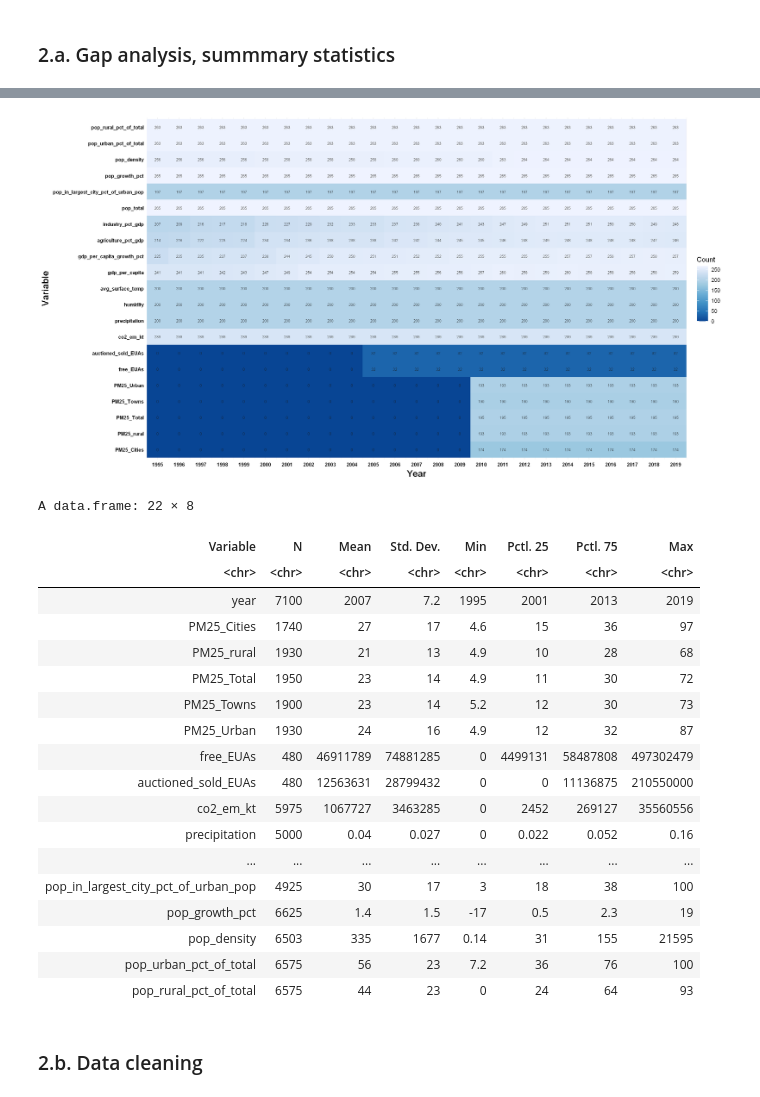
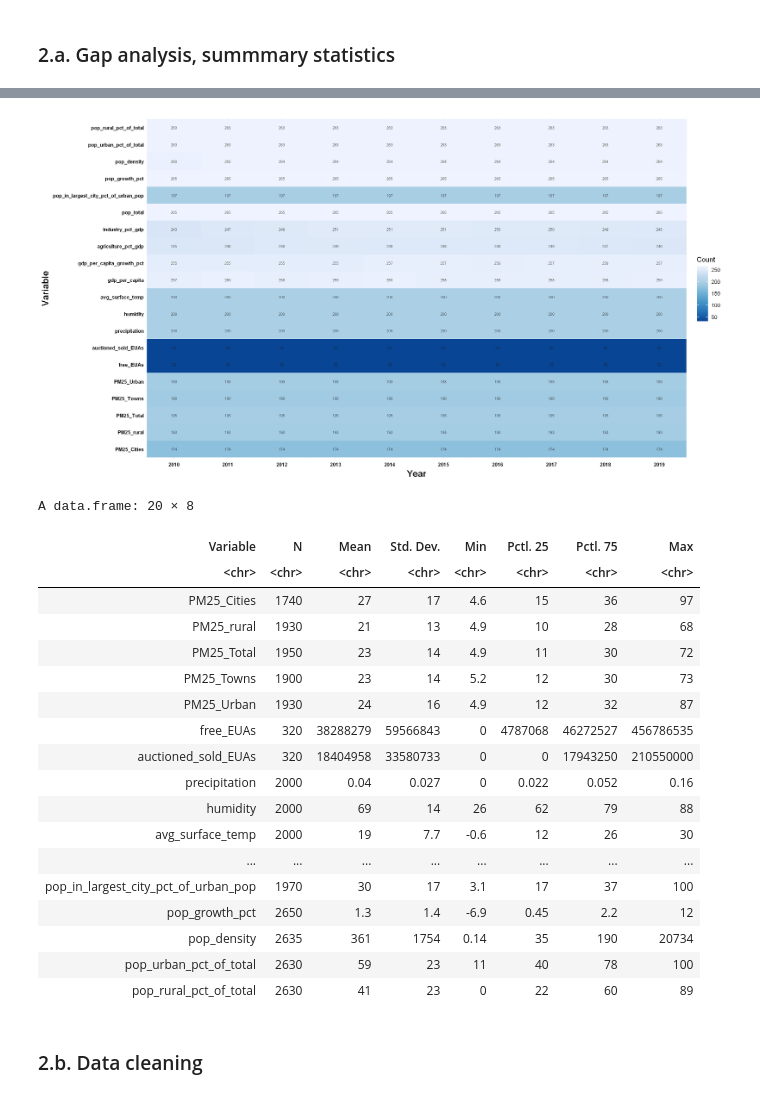
Before and after one commit to huseyinpolat-ds/UW_WNE_DSBA_Master_Thesis_437969, a Jupyter notebook: Thesis_EDA_new_approach.ipynb, the cells around one changed output, grey strips where cells are left out. Cells and saved outputs as stored; diff of their text form; code cells hidden in the pictures.

```diff
--- a/Thesis_EDA_new_approach.ipynb
+++ b/Thesis_EDA_new_approach.ipynb
@@ -468,62 +450,63 @@ all_indicators <- all_indicators_full_join %>% select(-c(gni,pop_rural,pop_urban
 
 # Calculate the number of non-NA values for each column
 non_na_counts <- all_indicators %>%
-  select(-c(country)) %>%
+  select(-c(country, co2_em_kt)) %>% # Exclude matching variable
+  filter (year >= 2010) %>% # Study period only
   group_by(year) %>%
   mutate(across(everything(), ~sum(!is.na(.))))
 
 # Reshape the data for plotting while retaining column order
 non_na_counts_long <- non_na_counts %>%
   pivot_longer(cols = -year, names_to = "variable", values_to = "count") %>%
   mutate(variable = factor(variable, levels = colnames(non_na_counts)[-1]))  # Exclude the "year" column from levels
 non_na_counts_long$variable <- factor(non_na_counts_long$variable, levels =
   names(all_indicators)[!names(all_indicators) %in% c("year", "country")])
 
 # Create the heatmap
 heatmap_plot <- ggplot(data = non_na_counts_long, aes(x = year, y = variable, fill = count)) +
   geom_tile() +
   scale_fill_distiller() +  # Choose color palette
   geom_text(aes(label = ifelse(is.na(count), "", count)), size = 2, color = "gray10") +  # Add text labels with small font
   scale_x_continuous(breaks = seq(min(non_na_counts$year), max(non_na_counts$year), by = 1), expand = c(0, 0)) +  # Display integer values on X-axis
   labs(x = "Year",
        y = "Variable",
        fill = "Count") +
   theme_minimal() +
   theme(axis.text.x = element_text(size = 8, color = "black", face = "bold"),
         axis.text.y = element_text(size = 8, color = "black", face = "bold"),
         axis.title = element_text(size = 14, color = "black", face = "bold"))
 
 # Display the heatmap
 print(heatmap_plot)
 
 # Save the plot with adjusted width
 ggsave("images/EDA_heatmap_plot.jpg", heatmap_plot, width = 12, height = 5, create.dir = TRUE)
 # %% [output]
-[figure, old version]
+[figure, new version]
 # %%
 # Check summary statistics
-stobj_raw <- st(all_indicators, out = "return")
-stobj_raw
+stobj_raw <- st(all_indicators %>% filter(year >= 2010), out = "return")
+stobj_raw %>% filter(!Variable %in% c("year", "co2_em_kt"))
 # %% [output]
-A data.frame: 22 × 8
+A data.frame: 20 × 8
 | Variable | N | Mean | Std. Dev. | Min | Pctl. 25 | Pctl. 75 | Max |
 | <chr> | <chr> | <chr> | <chr> | <chr> | <chr> | <chr> | <chr> |
-| year | 7100 | 2007 | 7.2 | 1995 | 2001 | 2013 | 2019 |
 | PM25_Cities | 1740 | 27 | 17 | 4.6 | 15 | 36 | 97 |
 | PM25_rural | 1930 | 21 | 13 | 4.9 | 10 | 28 | 68 |
 | PM25_Total | 1950 | 23 | 14 | 4.9 | 11 | 30 | 72 |
 | PM25_Towns | 1900 | 23 | 14 | 5.2 | 12 | 30 | 73 |
 | PM25_Urban | 1930 | 24 | 16 | 4.9 | 12 | 32 | 87 |
-| free_EUAs | 480 | 46911789 | 74881285 | 0 | 4499131 | 58487808 | 497302479 |
-| auctioned_sold_EUAs | 480 | 12563631 | 28799432 | 0 | 0 | 11136875 | 210550000 |
-| co2_em_kt | 5975 | 1067727 | 3463285 | 0 | 2452 | 269127 | 35560556 |
-| precipitation | 5000 | 0.04 | 0.027 | 0 | 0.022 | 0.052 | 0.16 |
+| free_EUAs | 320 | 38288279 | 59566843 | 0 | 4787068 | 46272527 | 456786535 |
+| auctioned_sold_EUAs | 320 | 18404958 | 33580733 | 0 | 0 | 17943250 | 210550000 |
+| precipitation | 2000 | 0.04 | 0.027 | 0 | 0.022 | 0.052 | 0.16 |
+| humidity | 2000 | 69 | 14 | 26 | 62 | 79 | 88 |
+| avg_surface_temp | 2000 | 19 | 7.7 | -0.6 | 12 | 26 | 30 |
 | ... | ... | ... | ... | ... | ... | ... | ... |
-| pop_in_largest_city_pct_of_urban_pop | 4925 | 30 | 17 | 3 | 18 | 38 | 100 |
-| pop_growth_pct | 6625 | 1.4 | 1.5 | -17 | 0.5 | 2.3 | 19 |
-| pop_density | 6503 | 335 | 1677 | 0.14 | 31 | 155 | 21595 |
-| pop_urban_pct_of_total | 6575 | 56 | 23 | 7.2 | 36 | 76 | 100 |
-| pop_rural_pct_of_total | 6575 | 44 | 23 | 0 | 24 | 64 | 93 |
+| pop_in_largest_city_pct_of_urban_pop | 1970 | 30 | 17 | 3.1 | 17 | 37 | 100 |
+| pop_growth_pct | 2650 | 1.3 | 1.4 | -6.9 | 0.45 | 2.2 | 12 |
+| pop_density | 2635 | 361 | 1754 | 0.14 | 35 | 190 | 20734 |
+| pop_urban_pct_of_total | 2630 | 59 | 23 | 11 | 40 | 78 | 100 |
+| pop_rural_pct_of_total | 2630 | 41 | 23 | 0 | 22 | 60 | 89 |
 # %% [markdown]
 ### 2.b. Data cleaning
 # %%
```
Also changed, not shown: parts of 13 cells of this notebook.
